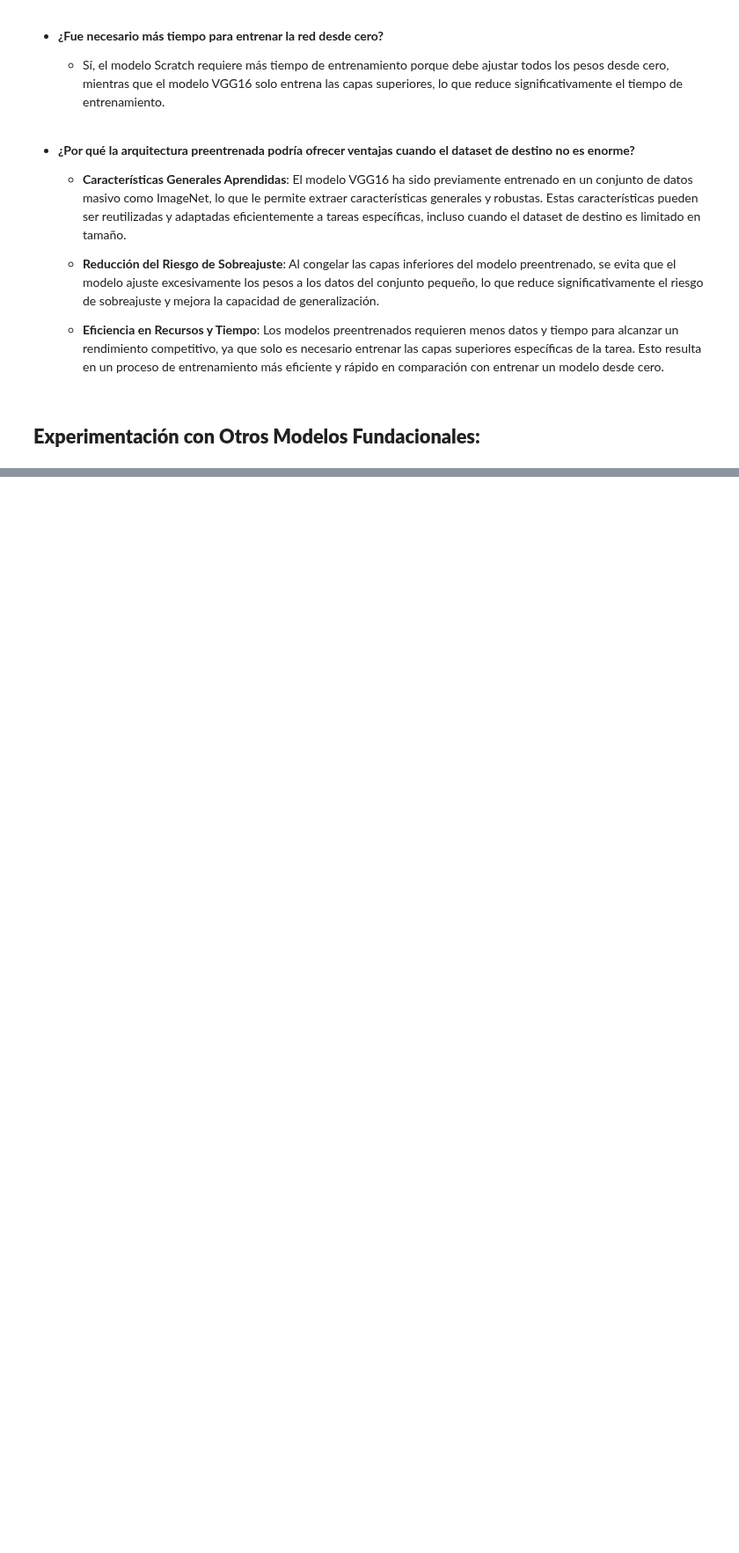
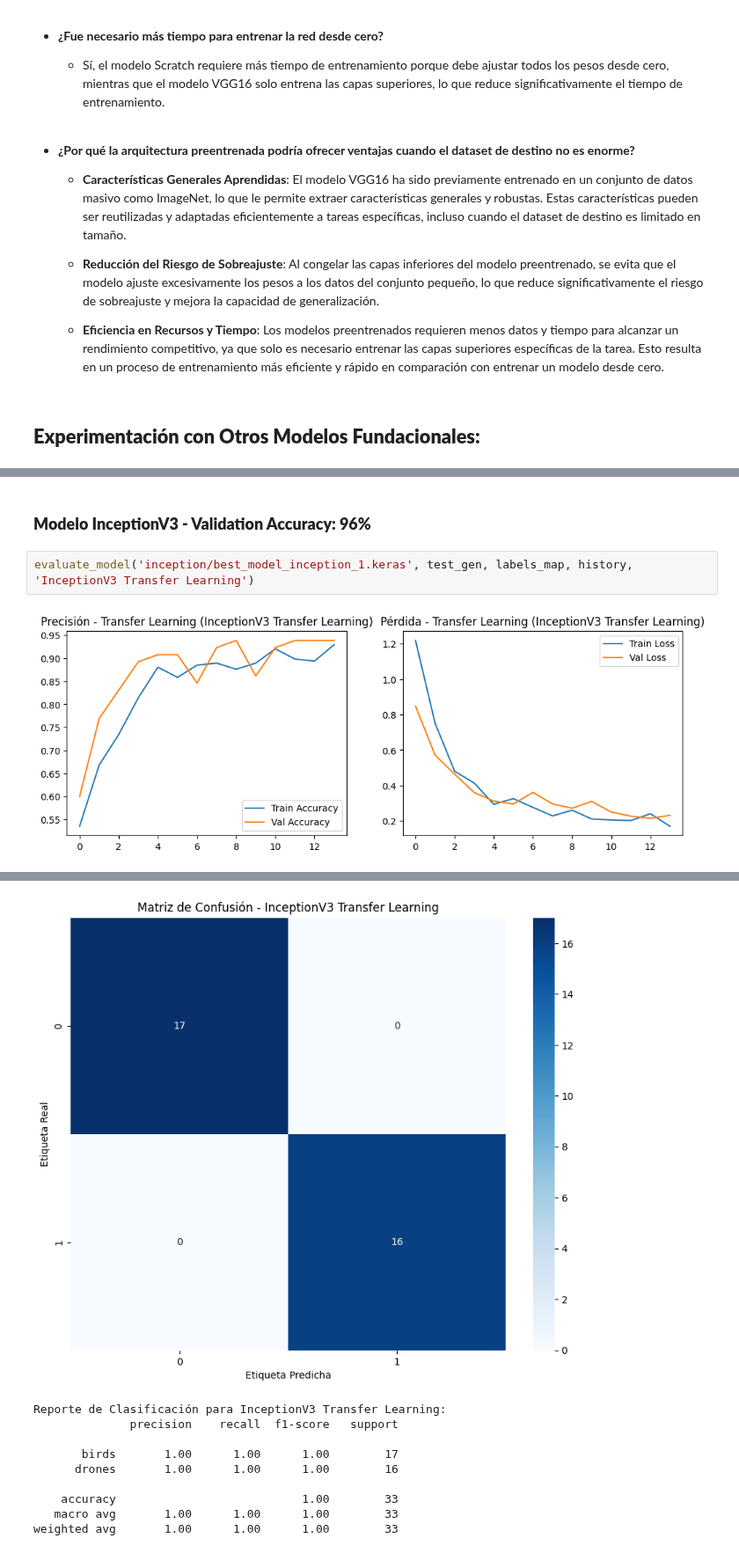
Before and after one commit to pukinidev/TalleresImagenes, a Jupyter notebook: Taller 8/MISIS4825_Laboratorio08_Taller.ipynb, the cells around one changed output, grey strips where cells are left out. Shown at 88% size. Saved outputs shown, nothing was run; the diff lists cells and outputs as text; blank space fills up the shorter version.

```diff
--- a/Taller 8/MISIS4825_Laboratorio08_Taller.ipynb
+++ b/Taller 8/MISIS4825_Laboratorio08_Taller.ipynb
@@ -600,0 +646,6 @@ weighted avg       0.82      0.82      0.82        33
+# %% [markdown]
+### **Modelo InceptionV3 - Validation Accuracy: 96%**
+# %%
+evaluate_model('inception/best_model_inception_1.keras', test_gen, labels_map, history, 'InceptionV3 Transfer Learning')
+# %% [output]
+[figure, added]
@@ -600,0 +653,10 @@ weighted avg       0.82      0.82      0.82        33
+[figure, added]
+Reporte de Clasificación para InceptionV3 Transfer Learning:
+              precision    recall  f1-score   support
+
+       birds       1.00      1.00      1.00        17
+      drones       1.00      1.00      1.00        16
+
+    accuracy                           1.00        33
+   macro avg       1.00      1.00      1.00        33
+weighted avg       1.00      1.00      1.00        33
```
Also changed, not shown: parts of 33 cells of this notebook, 9 other files.
